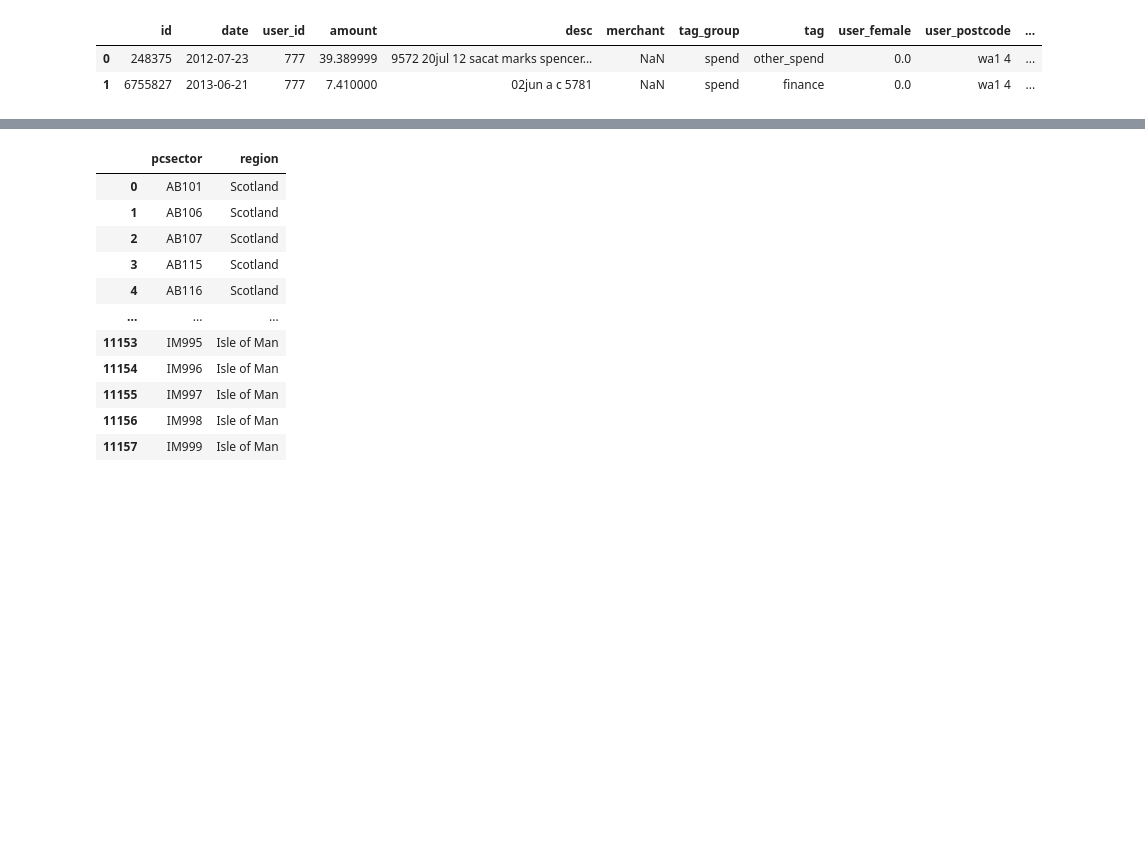
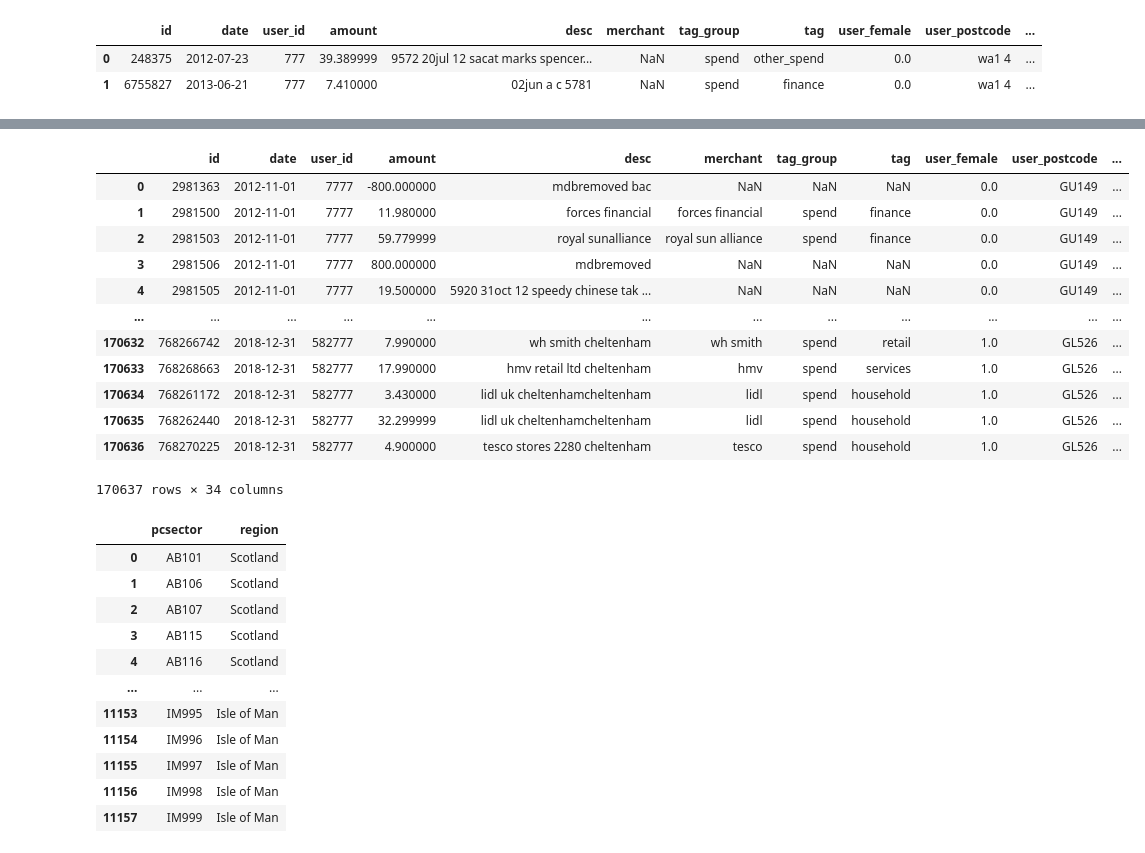
Before and after one commit to fabiangunzinger/entropy, a Jupyter notebook: notebooks/scratchpad.ipynb, the cells around one changed output, grey strips where cells are left out. Saved outputs shown, nothing was run; the diff lists cells and outputs as text; code cells hidden in the pictures; blank space fills up the shorter version.

Commit message:
Add regions

```diff
--- a/notebooks/scratchpad.ipynb
+++ b/notebooks/scratchpad.ipynb
@@ -74,3 +59,21 @@ fs.ls(config.AWS_BUCKET)
+# %%
+k = dfs
+k["user_postcode"] = k.user_postcode.str.upper().str.replace(" ", "")
+k.merge(regions, how="left", left_on="user_postcode", right_on="pcsector")
+# %% [output]
+|  | id | date | user_id | amount | desc | merchant | tag_group | tag | user_female | user_postcode | ... |
+| 0 | 2981363 | 2012-11-01 | 7777 | -800.000000 | mdbremoved bac | NaN | NaN | NaN | 0.0 | GU149 | ... |
+| 1 | 2981500 | 2012-11-01 | 7777 | 11.980000 | forces financial | forces financial | spend | finance | 0.0 | GU149 | ... |
+| 2 | 2981503 | 2012-11-01 | 7777 | 59.779999 | royal sunalliance | royal sun alliance | spend | finance | 0.0 | GU149 | ... |
+| 3 | 2981506 | 2012-11-01 | 7777 | 800.000000 | mdbremoved | NaN | NaN | NaN | 0.0 | GU149 | ... |
+| 4 | 2981505 | 2012-11-01 | 7777 | 19.500000 | 5920 31oct 12 speedy chinese tak ... | NaN | NaN | NaN | 0.0 | GU149 | ... |
+| ... | ... | ... | ... | ... | ... | ... | ... | ... | ... | ... | ... |
+| 170632 | 768266742 | 2018-12-31 | 582777 | 7.990000 | wh smith cheltenham | wh smith | spend | retail | 1.0 | GL526 | ... |
+| 170633 | 768268663 | 2018-12-31 | 582777 | 17.990000 | hmv retail ltd cheltenham | hmv | spend | services | 1.0 | GL526 | ... |
+| 170634 | 768261172 | 2018-12-31 | 582777 | 3.430000 | lidl uk cheltenhamcheltenham | lidl | spend | household | 1.0 | GL526 | ... |
+| 170635 | 768262440 | 2018-12-31 | 582777 | 32.299999 | lidl uk cheltenhamcheltenham | lidl | spend | household | 1.0 | GL526 | ... |
+| 170636 | 768270225 | 2018-12-31 | 582777 | 4.900000 | tesco stores 2280 cheltenham | tesco | spend | household | 1.0 | GL526 | ... |
+170637 rows × 34 columns
 # %%
 regions
 # %% [output]
```
Also changed, not shown: parts of 3 cells of this notebook, 2 other files.
